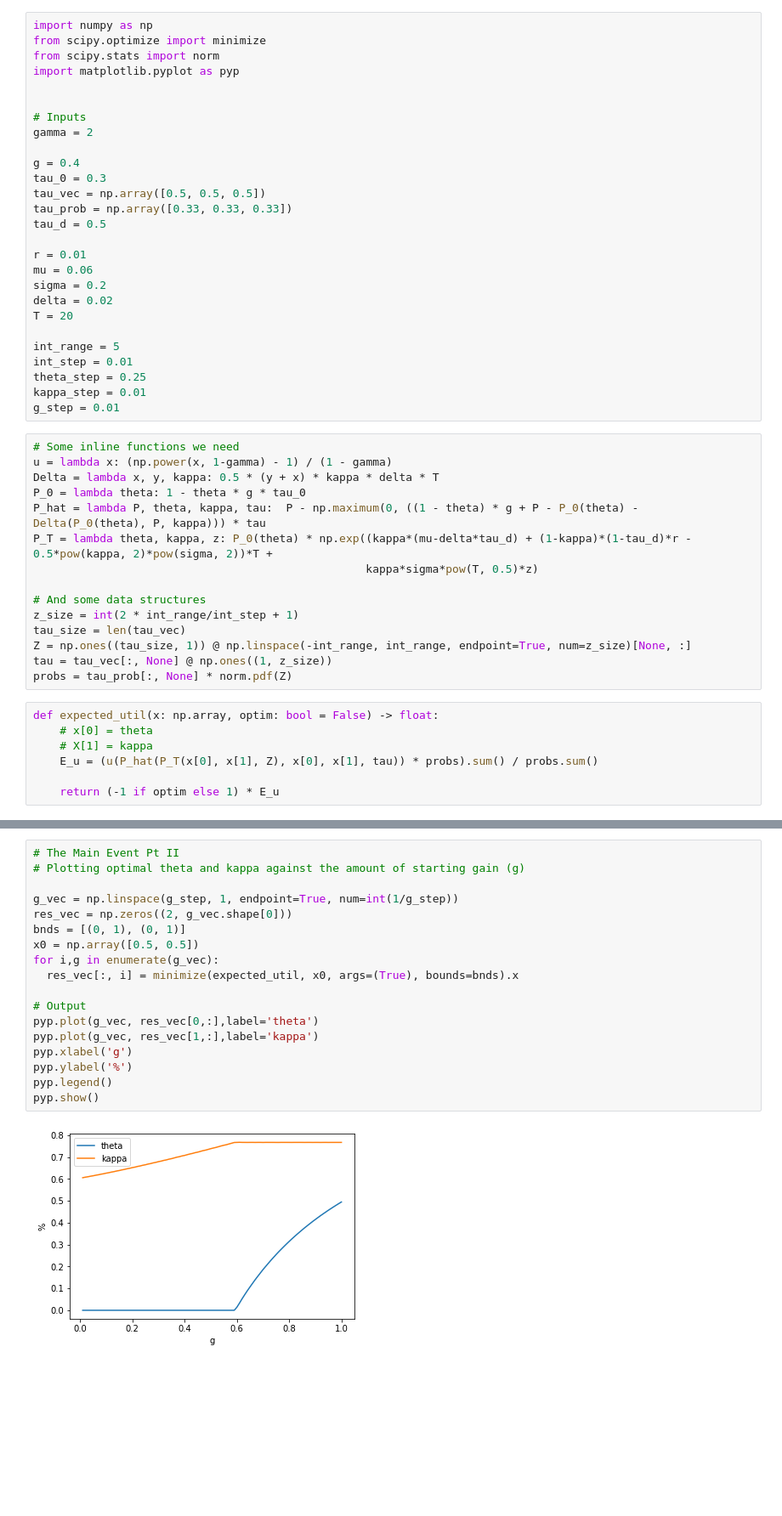
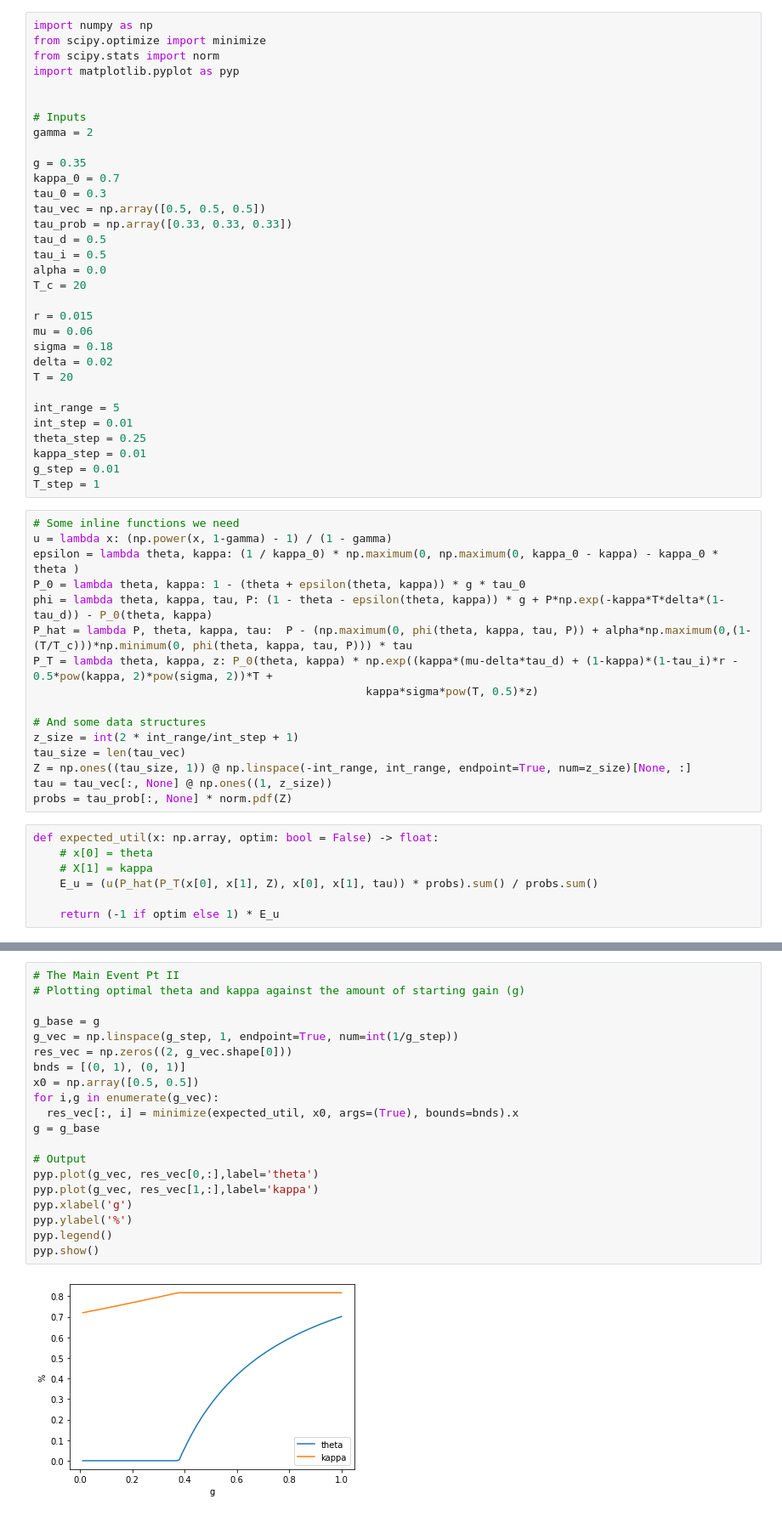
Before and after one commit to ElmPartners/Public, a Jupyter notebook: Cap_Gains_Decisions.ipynb, the cells around one changed output, grey strips where cells are left out. Shown at 85% size. Saved outputs shown, nothing was run; the diff lists cells and outputs as text; blank space fills up the shorter version.

```diff
--- a/Cap_Gains_Decisions.ipynb
+++ b/Cap_Gains_Decisions.ipynb
@@ -50,15 +53,19 @@ import matplotlib.pyplot as pyp
 # Inputs
 gamma = 2
 
-g = 0.4
+g = 0.35
+kappa_0 = 0.7
 tau_0 = 0.3
 tau_vec = np.array([0.5, 0.5, 0.5])
 tau_prob = np.array([0.33, 0.33, 0.33])
 tau_d = 0.5
+tau_i = 0.5
+alpha = 0.0
+T_c = 20
 
-r = 0.01
+r = 0.015
 mu = 0.06
-sigma = 0.2
+sigma = 0.18
 delta = 0.02
 T = 20
 
@@ -67,13 +74,15 @@ int_step = 0.01
 theta_step = 0.25
 kappa_step = 0.01
 g_step = 0.01
+T_step = 1
 # %%
 # Some inline functions we need
 u = lambda x: (np.power(x, 1-gamma) - 1) / (1 - gamma)
-Delta = lambda x, y, kappa: 0.5 * (y + x) * kappa * delta * T
-P_0 = lambda theta: 1 - theta * g * tau_0
-P_hat = lambda P, theta, kappa, tau:  P - np.maximum(0, ((1 - theta) * g + P - P_0(theta) - Delta(P_0(theta), P, kappa))) * tau
-P_T = lambda theta, kappa, z: P_0(theta) * np.exp((kappa*(mu-delta*tau_d) + (1-kappa)*(1-tau_d)*r - 0.5*pow(kappa, 2)*pow(sigma, 2))*T +
+epsilon = lambda theta, kappa: (1 / kappa_0) * np.maximum(0, np.maximum(0, kappa_0 - kappa) - kappa_0 * theta )
+P_0 = lambda theta, kappa: 1 - (theta + epsilon(theta, kappa)) * g * tau_0
+phi = lambda theta, kappa, tau, P: (1 - theta - epsilon(theta, kappa)) * g + P*np.exp(-kappa*T*delta*(1-tau_d)) - P_0(theta, kappa)
+P_hat = lambda P, theta, kappa, tau:  P - (np.maximum(0, phi(theta, kappa, tau, P)) + alpha*np.maximum(0,(1-(T/T_c)))*np.minimum(0, phi(theta, kappa, tau, P))) * tau
+P_T = lambda theta, kappa, z: P_0(theta, kappa) * np.exp((kappa*(mu-delta*tau_d) + (1-kappa)*(1-tau_i)*r - 0.5*pow(kappa, 2)*pow(sigma, 2))*T +
                                                   kappa*sigma*pow(T, 0.5)*z)
 
 # And some data structures
@@ -111,20 +121,22 @@ pyp.show()
 # %%
 # The Main Event Pt II
 # Plotting optimal theta and kappa against the amount of starting gain (g)
 
+g_base = g
 g_vec = np.linspace(g_step, 1, endpoint=True, num=int(1/g_step))
 res_vec = np.zeros((2, g_vec.shape[0]))
 bnds = [(0, 1), (0, 1)]
 x0 = np.array([0.5, 0.5])
 for i,g in enumerate(g_vec):
   res_vec[:, i] = minimize(expected_util, x0, args=(True), bounds=bnds).x
+g = g_base
 
 # Output
 pyp.plot(g_vec, res_vec[0,:],label='theta')
 pyp.plot(g_vec, res_vec[1,:],label='kappa')
 pyp.xlabel('g')
 pyp.ylabel('%')
 pyp.legend()
 pyp.show()
 # %% [output]
-[figure, old version]
+[figure, new version]
```
Also changed, not shown: parts of 4 cells of this notebook.
